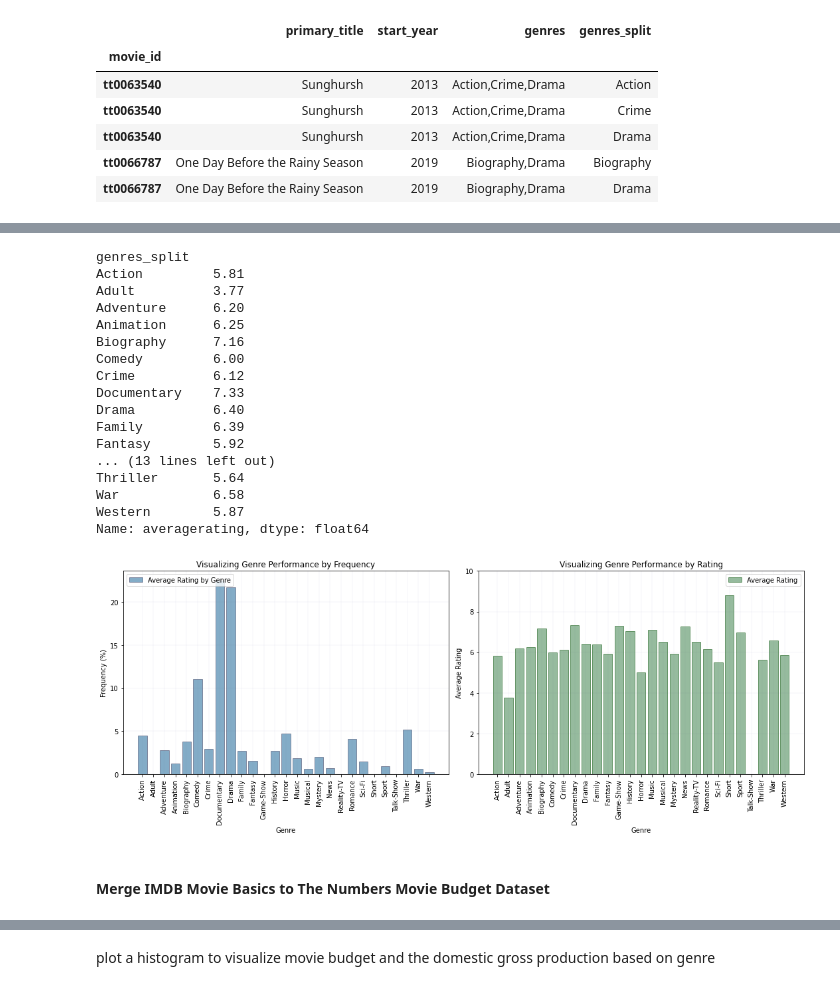
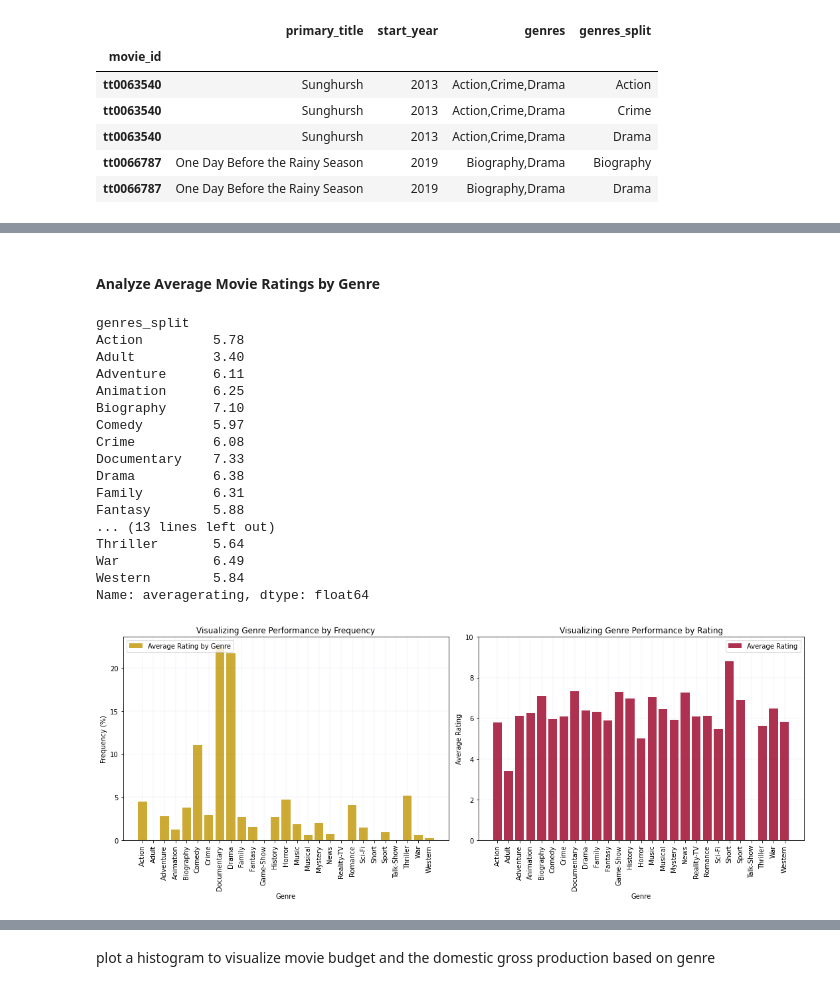
Before and after one commit to LaurenElaine/dsc-phase-1-project-v2-4, a Jupyter notebook: Microsoft Movie Studio Reommendations.ipynb, the cells around one changed output, grey strips where cells are left out. Saved outputs shown, nothing was run; the diff lists cells and outputs as text; code cells hidden in the pictures.

```diff
--- a/Microsoft Movie Studio Reommendations.ipynb
+++ b/Microsoft Movie Studio Reommendations.ipynb
@@ -562,0 +670,4 @@ IMDB_basics_ratings.head()
+# %%
+# join pricipals and persons
+principals_persons = IMDB_principals.join(IMDB_persons, how = 'left')
+principals_persons.head()
@@ -562,0 +682,4 @@ IMDB_basics_ratings.head()
+# %%
+# set the index column for pricipals_persons
+principals_persons.set_index('movie_id', inplace=True)
+principals_persons.head()
@@ -562,0 +694,3 @@ IMDB_basics_ratings.head()
+# %%
+IMDB_full_details = IMDB_basics_ratings.join(principals_persons, how = 'left')
+IMDB_full_details.head()
@@ -563,24 +705,26 @@ IMDB_basics_ratings.head()
+# %% [markdown]
+#### Analyze Average Movie Ratings by Genre
 # %%
 # find the average rating of each genres representation in the movie basics dataset
-ratings_mean = round(IMDB_basics_ratings.groupby('genres_split')['averagerating'].mean(), 2)
+ratings_mean = round(IMDB_full_details.groupby('genres_split')['averagerating'].mean(), 2)
 ratings_mean
 # %% [output]
 genres_split
-Action         5.81
-Adult          3.77
-Adventure      6.20
+Action         5.78
+Adult          3.40
+Adventure      6.11
 Animation      6.25
-Biography      7.16
-Comedy         6.00
-Crime          6.12
+Biography      7.10
+Comedy         5.97
+Crime          6.08
 Documentary    7.33
-Drama          6.40
-Family         6.39
-Fantasy        5.92
+Drama          6.38
+Family         6.31
+Fantasy        5.88
 ... (13 lines left out)
 Thriller       5.64
-War            6.58
-Western        5.87
+War            6.49
+Western        5.84
 Name: averagerating, dtype: float64
 # %%
 # import the necessary packages to complete data visualizations
@@ -593,39 +737,33 @@ import matplotlib.pyplot as plt
 fig, (ax1, ax2) = plt.subplots(figsize=(15, 6), ncols = 2)
 
 # set the plot, format, and labels for the first bar graph measuring frequency of genres
 ax1.bar(genre_count_proportion.index, genre_count_proportion.values,
-       color = '#085b91',
-       alpha = .5,
-       edgecolor='#3d3d5c',
+       color = '#CCAA33',
        align='center',
        label = 'Average Rating by Genre')
 ax1.set_ylabel('Frequency (%)')
 ax1.set_xlabel('Genre')
 ax1.set_title('Visualizing Genre Performance by Frequency')
 ax1.tick_params(axis='x', labelrotation=90)
 ax1.grid(color='#666699', alpha = .5, linestyle='-', linewidth=0.1)
 ax1.legend(loc='upper left')
 
 # set the plot, format, and labels for the second bar graph measuring average rating of genres
 ax2.bar(ratings_mean.index, ratings_mean.values,
-       color = '#2F793E',
-       alpha = .5,
-       edgecolor='#004d00',
+       color = '#AF3150',
        align='center',
        label = 'Average Rating')
 ax2.set_ylabel('Average Rating')
 ax2.set_xlabel('Genre')
 ax2.set_title('Visualizing Genre Performance by Rating')
 ax2.tick_params(axis='x', labelrotation=90)
 major_ticks = np.arange(0, 12, 2)
 ax2.set_yticks(major_ticks)
 ax2.grid(color='#666699', alpha = .5, linestyle='-', linewidth=0.1)
 ax2.legend(loc = 'upper right')
 
 # format the layout and display the graphs
 fig.tight_layout()
 plt.show()
 # %% [output]
-[figure, old version]
+[figure, new version]
-# %% [markdown]
-#### Merge IMDB Movie Basics to The Numbers Movie Budget Dataset
```
Also changed, not shown: parts of 225 cells of this notebook, 3 other files.
